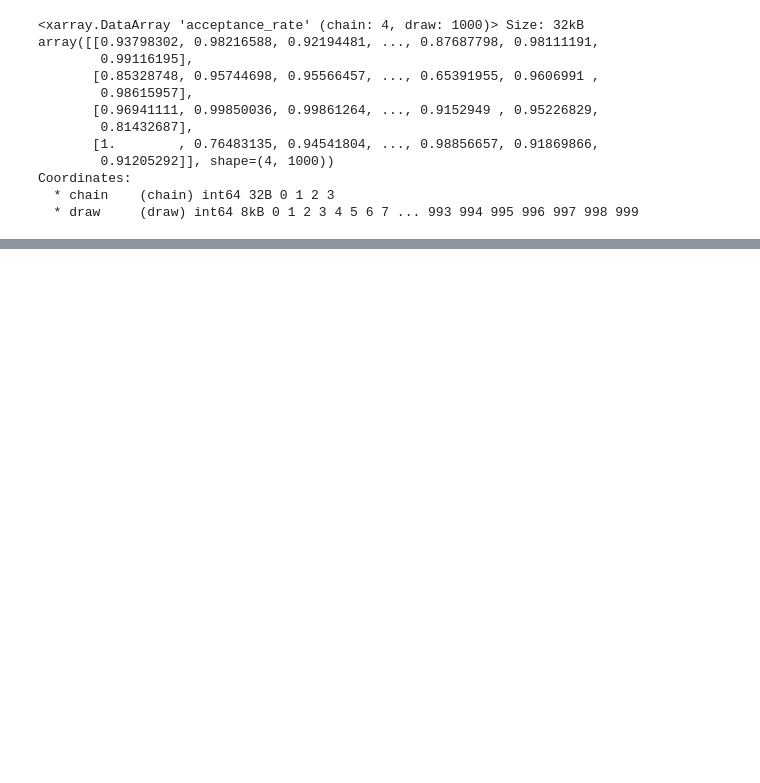
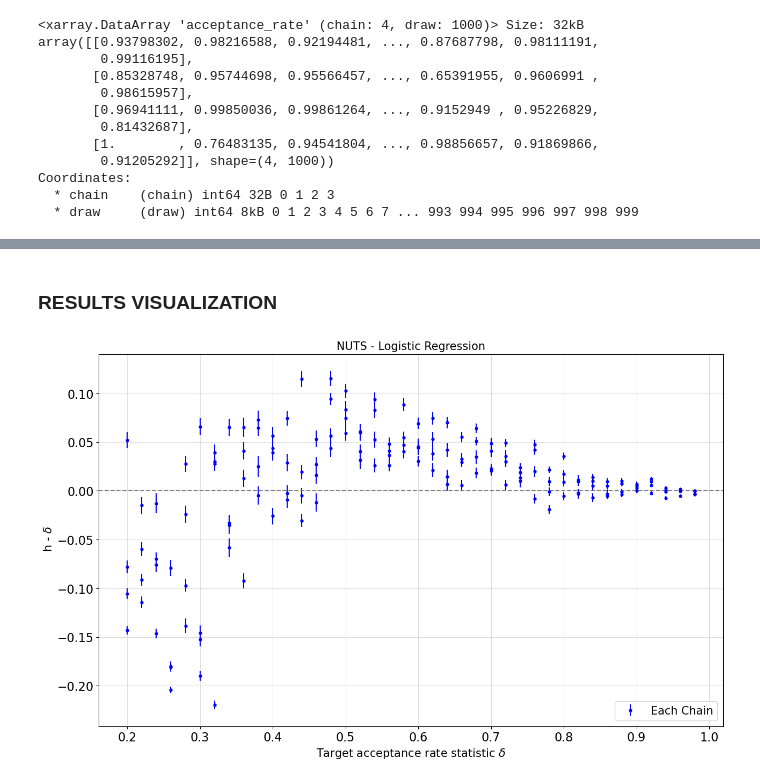
Before and after one commit to Mattia-Ponchio/Inference_Project, a Jupyter notebook: GermanCreditData.ipynb, the cells around one changed output, grey strips where cells are left out. Drawn from its saved outputs; the diff is of its cells as text; code cells hidden in the pictures; blank space fills up the shorter version.

```diff
--- a/GermanCreditData.ipynb
+++ b/GermanCreditData.ipynb
@@ -574 +714,20 @@ Iteration 40 of 40
+# %% [markdown]
+### RESULTS VISUALIZATION
+# %%
+plt.rcParams.update({'font.size': 16})
+
+repeated_X = [ val for val in accept_rate_list for _ in range(CHAINS) ]
+
+# plot with errorbars
+fig, ax = plt.subplots(figsize=(15,9))
+plt.errorbar(x = repeated_X, y = all_diffs.flatten(), yerr = all_mcse.flatten(), ls="", fmt=".", ms=7, label="Each Chain", color="blue" )
+plt.xlabel(r"Target acceptance rate statistic $\delta$ ", fontsize=15)
+plt.ylabel(r" h - $\delta$", fontsize=15)
+plt.title("NUTS - Logistic Regression", fontsize=15)
+plt.legend(loc="lower right", fontsize=15)
+plt.axhline(y=0.0, ls="--", color="gray")
+plt.grid(alpha=0.4)
+plt.show()
+# %% [output]
+[figure, added]
 # %%
```
Also changed, not shown: parts of 23 cells of this notebook.
